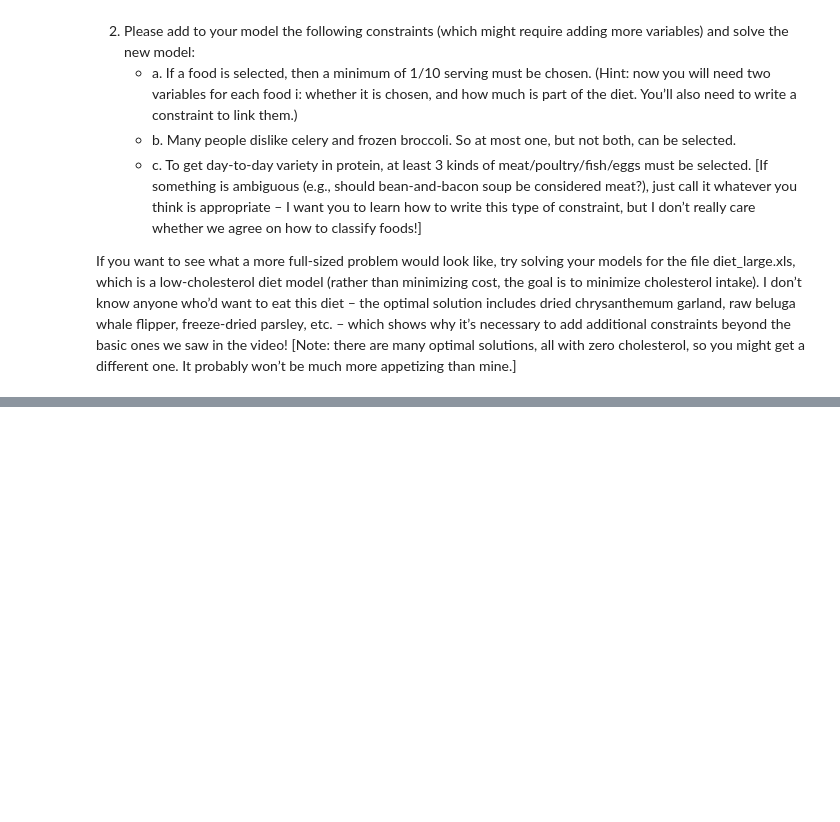
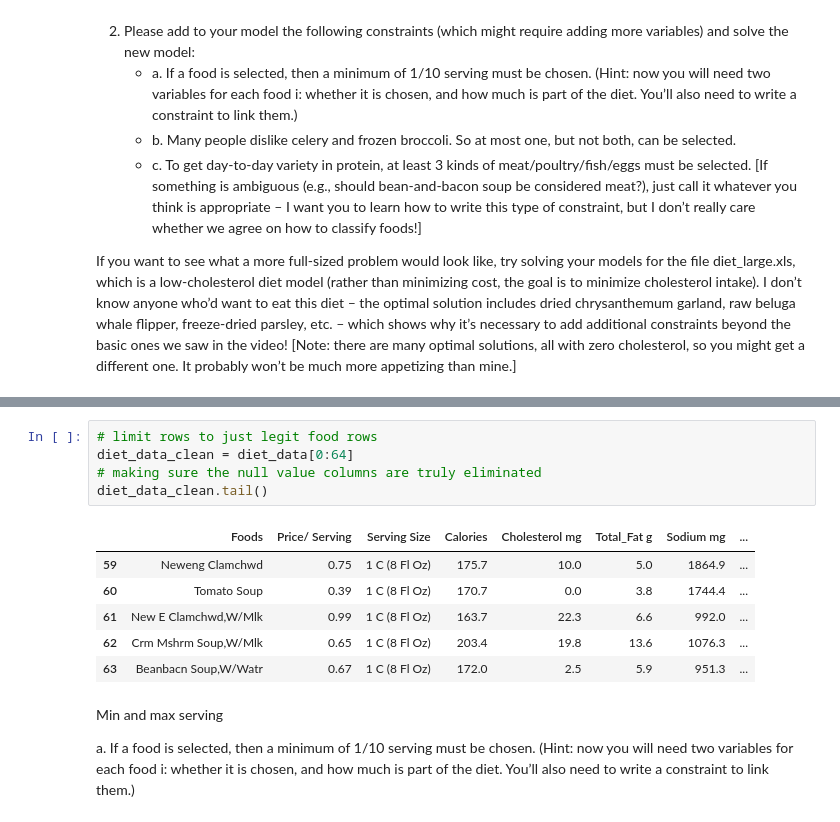
Before and after one commit to ckraft-bot/omsa, a Jupyter notebook: ISYE 6501/Homework 11/Homework_11_response.ipynb, the cells around one changed output, grey strips where cells are left out. Drawn from its saved outputs; the diff is of its cells as text; blank space fills up the shorter version.

```diff
--- a/ISYE 6501/Homework 11/Homework_11_response.ipynb
+++ b/ISYE 6501/Homework 11/Homework_11_response.ipynb
@@ -15,0 +109,16 @@ If you want to see what a more full-sized problem would look like, try solving y
+# %%
+# limit rows to just legit food rows
+diet_data_clean = diet_data[0:64]
+# making sure the null value columns are truly eliminated
+diet_data_clean.tail()
+# %% [output]
+|  | Foods | Price/ Serving | Serving Size | Calories | Cholesterol mg | Total_Fat g | Sodium mg | ... |
+| 59 | Neweng Clamchwd | 0.75 | 1 C (8 Fl Oz) | 175.7 | 10.0 | 5.0 | 1864.9 | ... |
+| 60 | Tomato Soup | 0.39 | 1 C (8 Fl Oz) | 170.7 | 0.0 | 3.8 | 1744.4 | ... |
+| 61 | New E Clamchwd,W/Mlk | 0.99 | 1 C (8 Fl Oz) | 163.7 | 22.3 | 6.6 | 992.0 | ... |
+| 62 | Crm Mshrm Soup,W/Mlk | 0.65 | 1 C (8 Fl Oz) | 203.4 | 19.8 | 13.6 | 1076.3 | ... |
+| 63 | Beanbacn Soup,W/Watr | 0.67 | 1 C (8 Fl Oz) | 172.0 | 2.5 | 5.9 | 951.3 | ... |
+# %% [markdown]
+Min and max serving
+
+a.	If a food is selected, then a minimum of 1/10 serving must be chosen. (Hint: now you will need two variables for each food i: whether it is chosen, and how much is part of the diet. You’ll also need to write a constraint to link them.)
```
Also changed, not shown: parts of 16 cells of this notebook, 2 other files.
